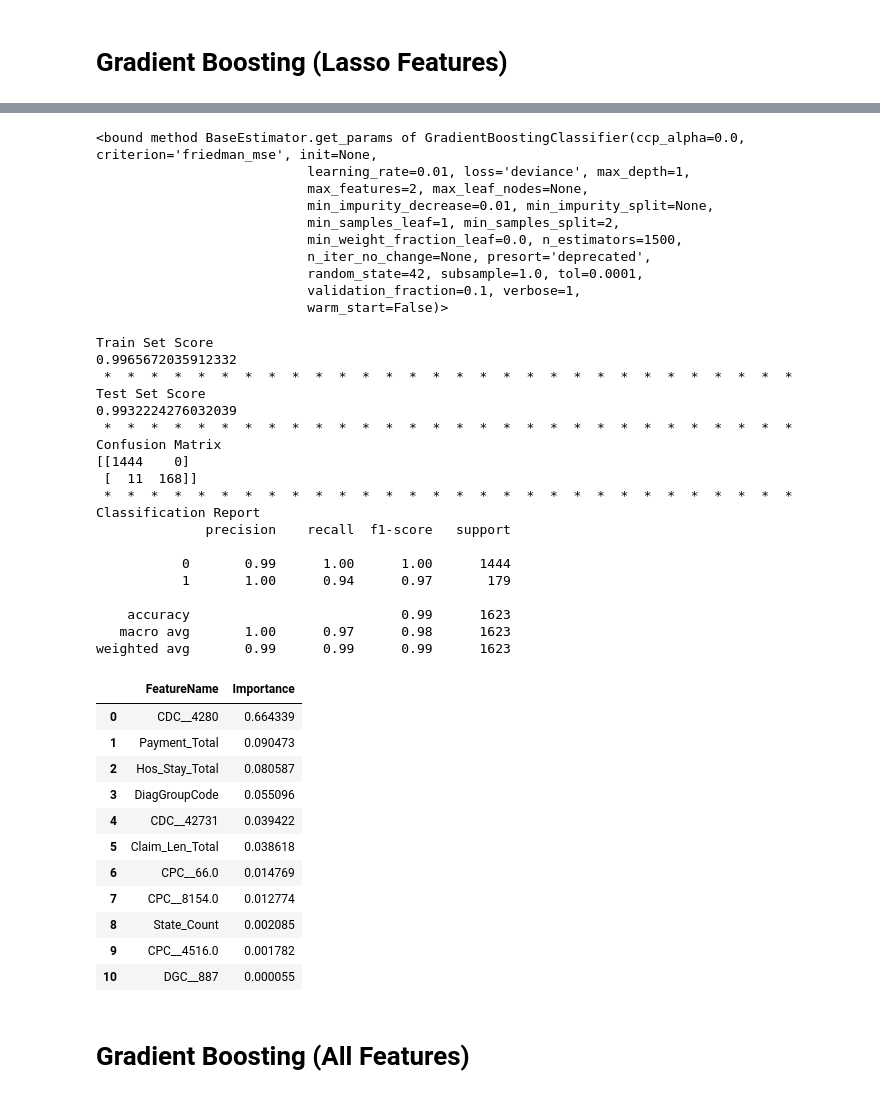
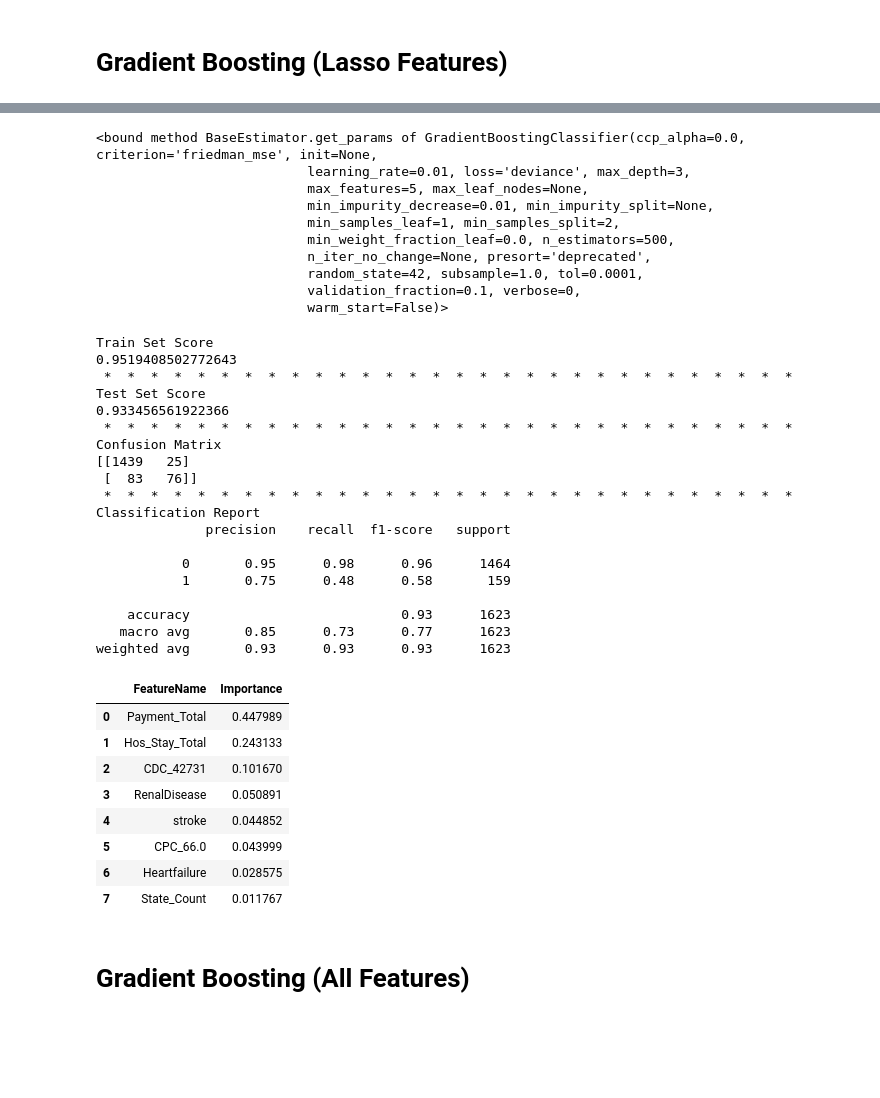
Before and after one commit to SubornaN/Health_Care_Fraud_Detection, a Jupyter notebook: Fraud_Detection_EDA_4.ipynb, the cells around one changed output, grey strips where cells are left out. Saved outputs shown, nothing was run; the diff lists cells and outputs as text; code cells hidden in the pictures; blank space fills up the shorter version.

```diff
--- a/Fraud_Detection_EDA_4.ipynb
+++ b/Fraud_Detection_EDA_4.ipynb
@@ -23,12 +21,8 @@ from sklearn.metrics import classification_report, confusion_matrix, accuracy_sc
 pd.set_option('display.max_columns', 100) # shows all the columns
 
 # loading all the datasets
-features_1 = pd.read_csv('/Users/suborna/Github/Capstone_Project/Data/new_features.csv') # Suborna
-features_2 = pd.read_csv('/Users/suborna/Github/Capstone_Project/Data/Final_Provider.csv') # Anthony
-features_2 = features_2.fillna(0)
-
-# dropping because this column already exist in features_2, we don't need duplicates
-features_1 = features_1.drop('PotentialFraud', axis = 1)
+features_1 = pd.read_csv('/Users/suborna/Github/Capstone_Project/Data/Final_Provider1.csv') # Anthony
+features_2 = pd.read_csv('/Users/suborna/Github/Capstone_Project/Data/Final_Provider2.csv') # Suborna
 
 # merging features_1 & features_2 to have the complete dataset of new features
 All_Features = features_1.merge(features_2, on = 'Provider')
@@ -535,9 +808,19 @@ from sklearn.ensemble import GradientBoostingClassifier
 # %%
 gbm = GradientBoostingClassifier(random_state = 42) # creating an instance of the Class, GB does not need class weight
 
-X = Train_set[['CDC__4280', 'Payment_Total', 'Hos_Stay_Total', 'Claim_Len_Total',
-       'DiagGroupCode', 'CPC__66.0', 'State_Count', 'CPC__8154.0', 'DGC__887',
-       'CPC__4516.0', 'CDC__42731']]
+X = Train_set[['Payment_Total',
+ 'Hos_Stay_Total',
+ 'RenalDisease',
+ 'CDC_42731',
+ 'stroke',
+ 'County_Count',
+ 'CPC_66.0',
+ 'DGC_183',
+ 'DGC_867',
+ 'Heartfailure',
+ 'DGC_204',
+ 'CDC_V5861',
+ 'State_Count']]
 
 y = Train_set['PotentialFraud']
 
@@ -603,4 +871,5 @@ Best Score: 0.9965665060131107
 # %%
-gbm.set_params(learning_rate = 0.01, max_depth = 1, max_features = 2, min_impurity_decrease = 0.01, min_samples_split = 2, n_estimators = 1500, random_state = 42)
+gbm.set_params(learning_rate = 0.01, max_depth = 3, max_features = 5, min_impurity_decrease = 0.01, \
+               min_samples_split = 2, n_estimators = 500, random_state = 42)
 gbm.fit(X_train, y_train)
 y_pred = gbm.predict(X_test)
@@ -626,14 +877,14 @@ y_pred = gbm.predict(X_test)
 gbm.get_params
 # %% [output]
 <bound method BaseEstimator.get_params of GradientBoostingClassifier(ccp_alpha=0.0, criterion='friedman_mse', init=None,
-                           learning_rate=0.01, loss='deviance', max_depth=1,
-                           max_features=2, max_leaf_nodes=None,
+                           learning_rate=0.01, loss='deviance', max_depth=3,
+                           max_features=5, max_leaf_nodes=None,
                            min_impurity_decrease=0.01, min_impurity_split=None,
                            min_samples_leaf=1, min_samples_split=2,
-                           min_weight_fraction_leaf=0.0, n_estimators=1500,
+                           min_weight_fraction_leaf=0.0, n_estimators=500,
                            n_iter_no_change=None, presort='deprecated',
                            random_state=42, subsample=1.0, tol=0.0001,
-                           validation_fraction=0.1, verbose=1,
+                           validation_fraction=0.1, verbose=0,
                            warm_start=False)>
 # %%
 print('Train Set Score')
@@ -649,40 +900,37 @@ print('Classification Report')
 print(classification_report(y_test, y_pred))
 # %% [output]
 Train Set Score
-0.9965672035912332
+0.9519408502772643
  *  *  *  *  *  *  *  *  *  *  *  *  *  *  *  *  *  *  *  *  *  *  *  *  *  *  *  *  *  *
 Test Set Score
-0.9932224276032039
+0.933456561922366
  *  *  *  *  *  *  *  *  *  *  *  *  *  *  *  *  *  *  *  *  *  *  *  *  *  *  *  *  *  *
 Confusion Matrix
-[[1444    0]
- [  11  168]]
+[[1439   25]
+ [  83   76]]
  *  *  *  *  *  *  *  *  *  *  *  *  *  *  *  *  *  *  *  *  *  *  *  *  *  *  *  *  *  *
 Classification Report
               precision    recall  f1-score   support
 
-           0       0.99      1.00      1.00      1444
-           1       1.00      0.94      0.97       179
+           0       0.95      0.98      0.96      1464
+           1       0.75      0.48      0.58       159
 
-    accuracy                           0.99      1623
-   macro avg       1.00      0.97      0.98      1623
-weighted avg       0.99      0.99      0.99      1623
+    accuracy                           0.93      1623
+   macro avg       0.85      0.73      0.77      1623
+weighted avg       0.93      0.93      0.93      1623
 # %%
-Feature_importance = pd.DataFrame(sorted(zip(X.columns, gbm.feature_importances_), key=lambda t:t[1], reverse=True), columns = ['FeatureName',  'Importance'])
-Feature_importance.loc[Feature_importance.Importance > 0.009]
+Feature_Importance6 = pd.DataFrame(sorted(zip(X.columns, gbm.feature_importances_), key=lambda t:t[1], reverse=True), columns = ['FeatureName',  'Importance'])
+Feature_Importance6.loc[Feature_Importance6.Importance > 0.0099]
 # %% [output]
 |  | FeatureName | Importance |
-| 0 | CDC__4280 | 0.664339 |
-| 1 | Payment_Total | 0.090473 |
-| 2 | Hos_Stay_Total | 0.080587 |
-| 3 | DiagGroupCode | 0.055096 |
-| 4 | CDC__42731 | 0.039422 |
-| 5 | Claim_Len_Total | 0.038618 |
-| 6 | CPC__66.0 | 0.014769 |
-| 7 | CPC__8154.0 | 0.012774 |
-| 8 | State_Count | 0.002085 |
-| 9 | CPC__4516.0 | 0.001782 |
-| 10 | DGC__887 | 0.000055 |
+| 0 | Payment_Total | 0.447989 |
+| 1 | Hos_Stay_Total | 0.243133 |
+| 2 | CDC_42731 | 0.101670 |
+| 3 | RenalDisease | 0.050891 |
+| 4 | stroke | 0.044852 |
+| 5 | CPC_66.0 | 0.043999 |
+| 6 | Heartfailure | 0.028575 |
+| 7 | State_Count | 0.011767 |
 # %% [markdown]
 # Gradient Boosting (All Features)
 # %%
```
Also changed, not shown: parts of 79 cells of this notebook.
